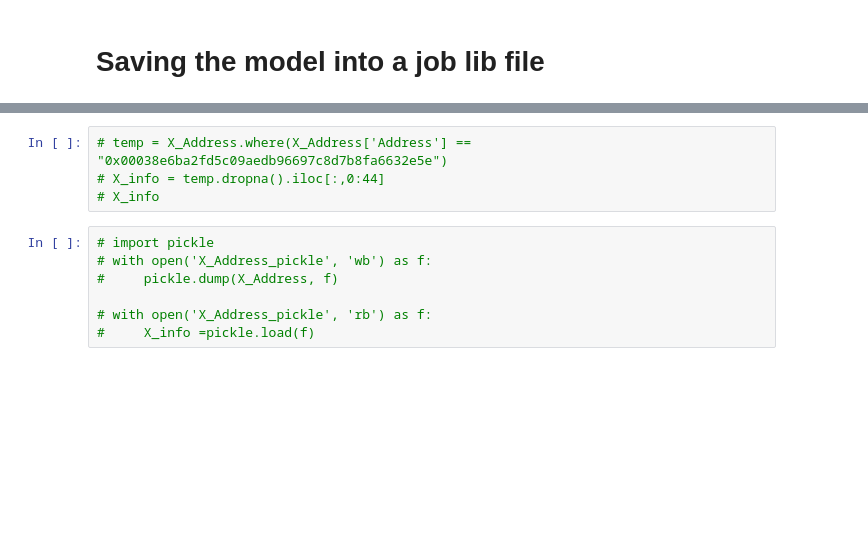
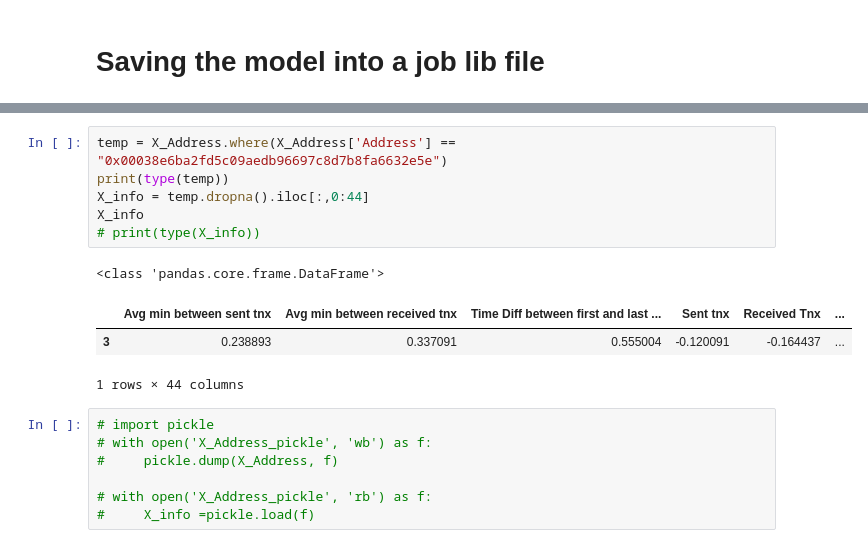
Before and after one commit to nimeshmali/Ethereum-Fraud-Detection, a Jupyter notebook: Backend/Ethereum_Fraud_Detection_Model.ipynb, the cells around one changed output, grey strips where cells are left out. Drawn from its saved outputs; the diff is of its cells as text; blank space fills up the shorter version.

```diff
--- a/Backend/Ethereum_Fraud_Detection_Model.ipynb
+++ b/Backend/Ethereum_Fraud_Detection_Model.ipynb
@@ -453,7 +490,14 @@ plt.show()
 # %%
-# temp = X_Address.where(X_Address['Address'] == "0x00038e6ba2fd5c09aedb96697c8d7b8fa6632e5e")
-# X_info = temp.dropna().iloc[:,0:44]
-# X_info
+temp = X_Address.where(X_Address['Address'] == "0x00038e6ba2fd5c09aedb96697c8d7b8fa6632e5e")
+print(type(temp))
+X_info = temp.dropna().iloc[:,0:44]
+X_info
+# print(type(X_info))
+# %% [output]
+<class 'pandas.core.frame.DataFrame'>
+|  | Avg min between sent tnx | Avg min between received tnx | Time Diff between first and last ... | Sent tnx | Received Tnx | ... |
+| 3 | 0.238893 | 0.337091 | 0.555004 | -0.120091 | -0.164437 | ... |
+1 rows × 44 columns
 # %%
 # import pickle
 # with open('X_Address_pickle', 'wb') as f:
```
Also changed, not shown: parts of 11 cells of this notebook, 2 other files.
